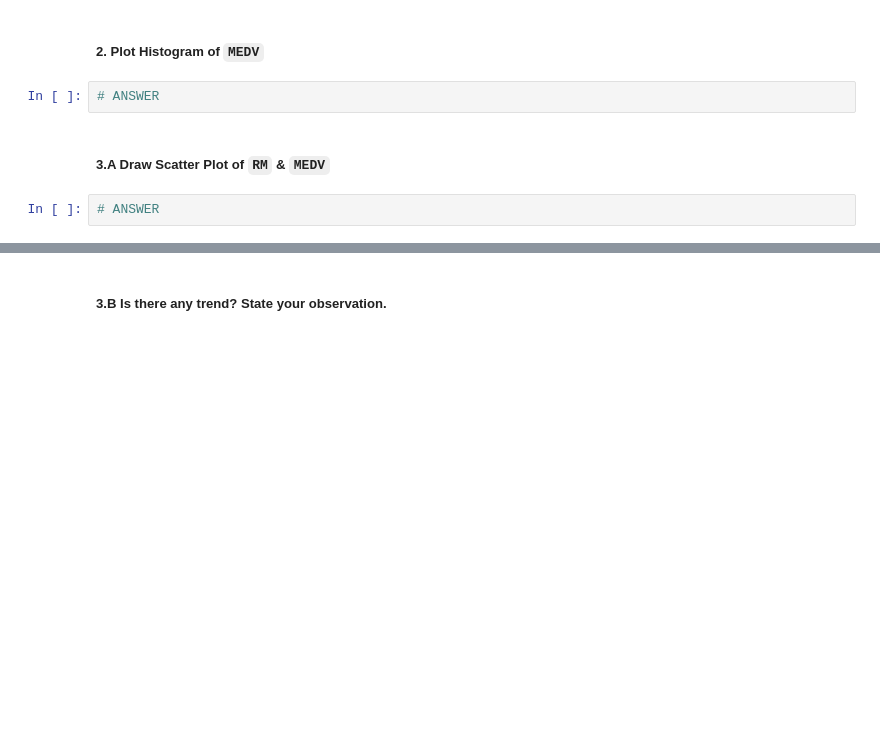
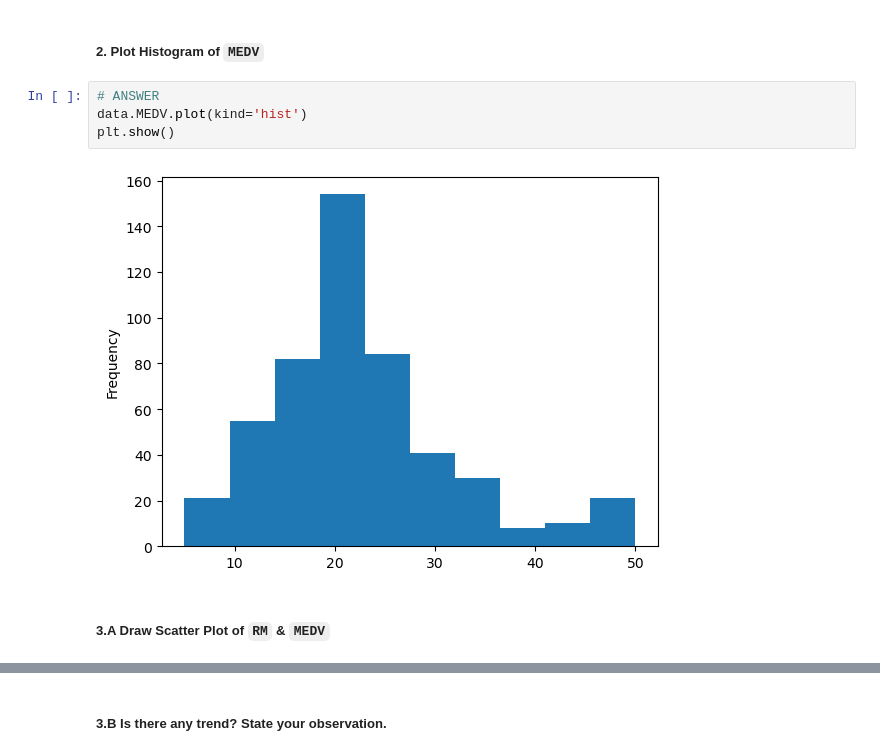
Before and after one commit to ginlic/IOD, a Jupyter notebook: Module 2/Labs/IOD_Lab-2_2_2.ipynb, the cells around one changed output, grey strips where cells are left out. Cells and saved outputs as stored; diff of their text form; blank space fills up the shorter version.

```diff
--- a/Module 2/Labs/IOD_Lab-2_2_2.ipynb
+++ b/Module 2/Labs/IOD_Lab-2_2_2.ipynb
@@ -59,9 +59,11 @@ RM.plot(kind='hist')
 [figure]
 # %% [markdown]
 ##### 2. Plot Histogram of `MEDV`
-# %%
-# ANSWER
+# %%
+# ANSWER
+data.MEDV.plot(kind='hist')
+plt.show()
+# %% [output]
+[figure, added]
 # %% [markdown]
 ##### 3.A Draw Scatter Plot of `RM` & `MEDV`
-# %%
-# ANSWER
```
Also changed, not shown: parts of 21 cells of this notebook.
